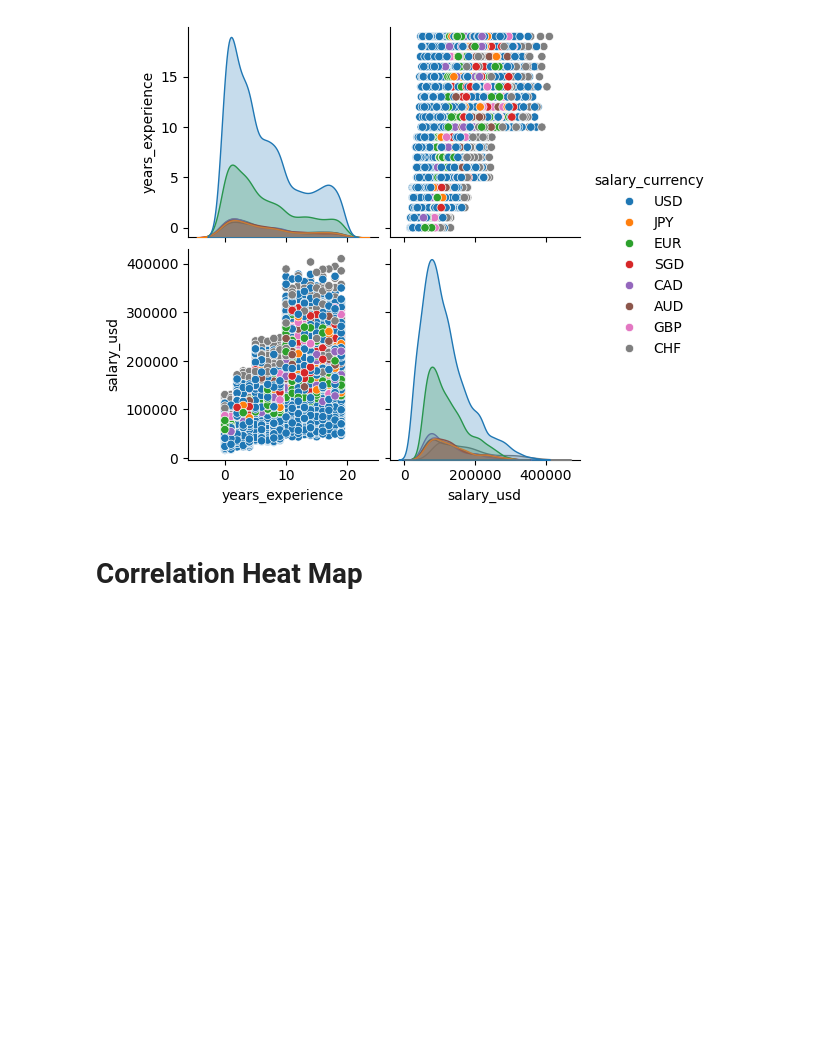
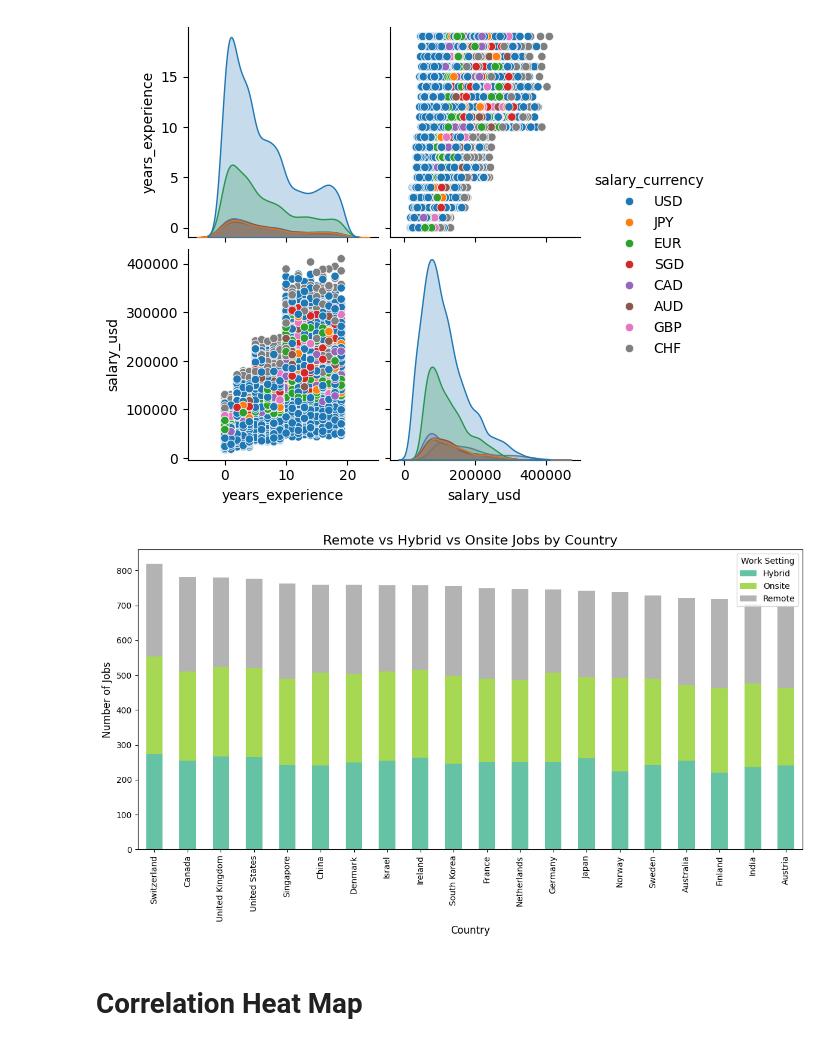
Before and after one commit to Asiya-Arif/Job-Market-Analysis, a Jupyter notebook: Job_Market_Analysis.ipynb, the cells around one changed output. Drawn from its saved outputs; the diff is of its cells as text; code cells hidden in the pictures; blank space fills up the shorter version.

```diff
--- a/Job_Market_Analysis.ipynb
+++ b/Job_Market_Analysis.ipynb
@@ -259,6 +259,30 @@ sns.pairplot(df,
 plt.show()
 # %% [output]
 [figure]
+# %%
+def classify_work_setting(ratio):
+    if ratio == 100:
+        return 'Remote'
+    elif ratio == 50:
+        return 'Hybrid'
+    else:
+        return 'Onsite'
+
+df['work_setting'] = df['remote_ratio'].apply(classify_work_setting)
+country_remote = df.groupby(['company_location', 'work_setting']).size().reset_index(name='count')
+pivot_df = country_remote.pivot(index='company_location', columns='work_setting', values='count').fillna(0)
+pivot_df['Total'] = pivot_df.sum(axis=1)
+pivot_df = pivot_df.sort_values('Total', ascending=False).drop('Total', axis=1)
+pivot_df.plot(kind='bar', stacked=True, figsize=(12, 7), colormap='Set2')
+
+plt.title('Remote vs Hybrid vs Onsite Jobs by Country', fontsize=16)
+plt.xlabel('Country', fontsize=12)
+plt.ylabel('Number of Jobs', fontsize=12)
+plt.legend(title='Work Setting')
+plt.tight_layout()
+plt.show()
+# %% [output]
+[figure, added]
 # %% [markdown]
 # **Correlation Heat Map**
 # %%
```
